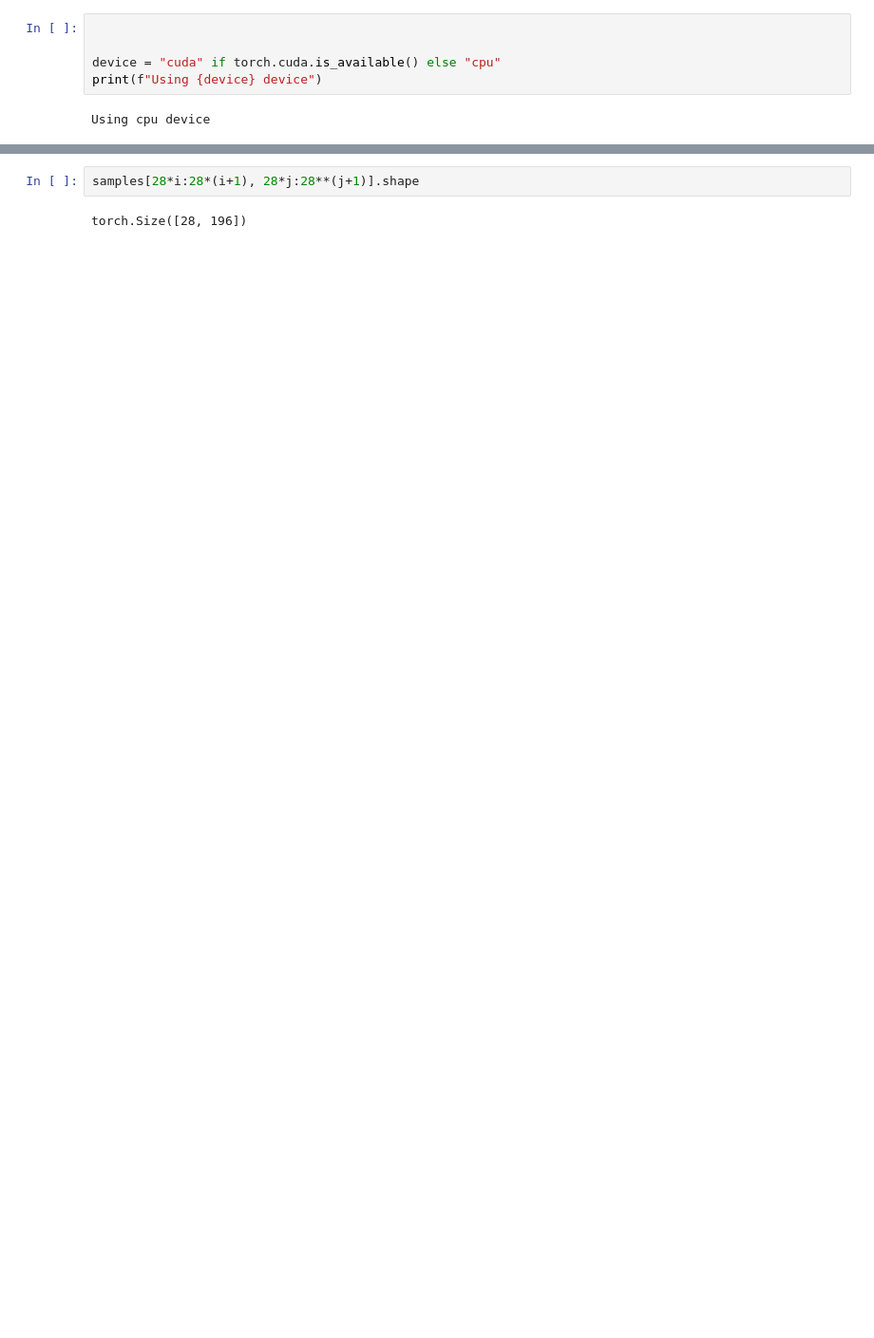
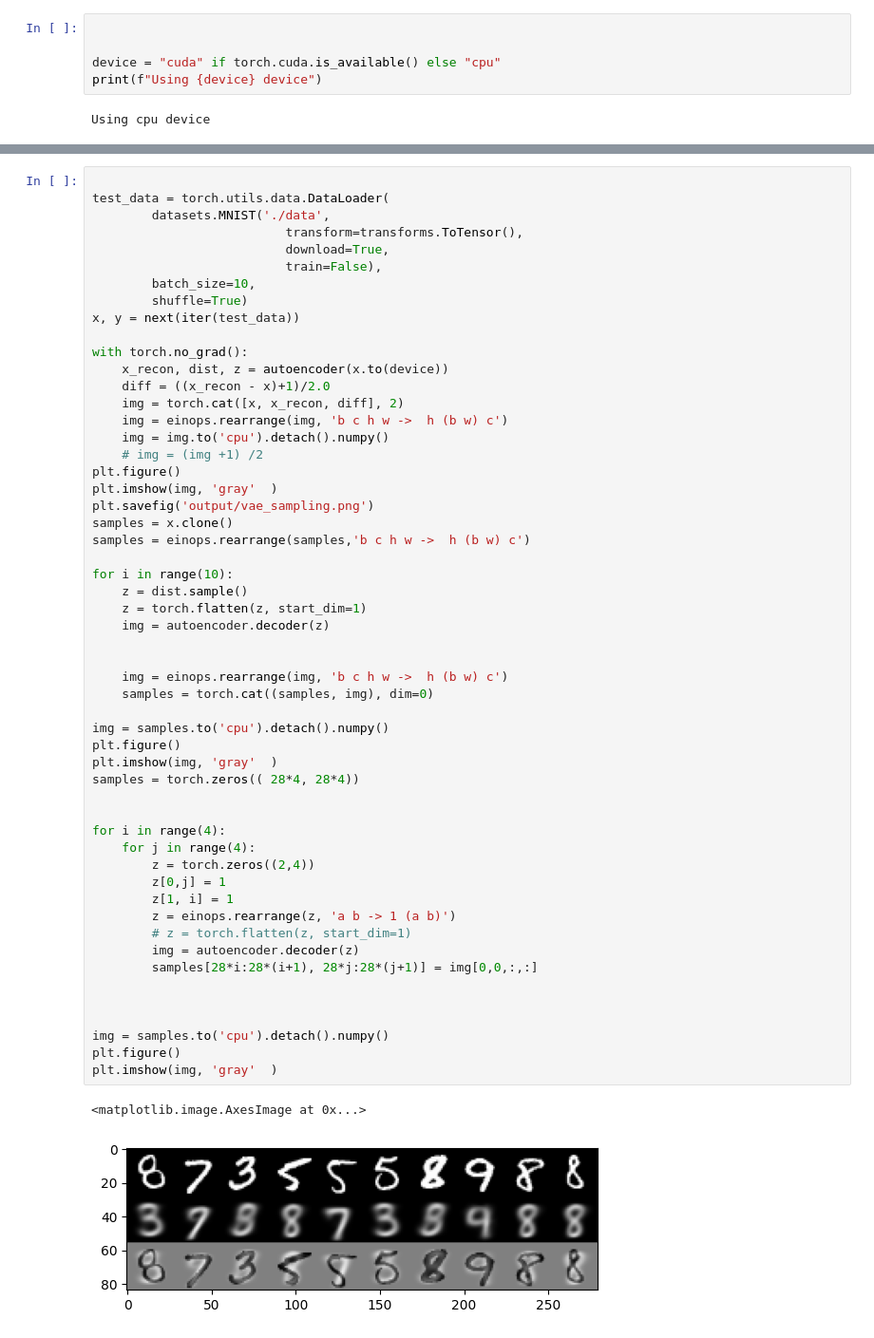
Before and after one commit to intuinno/vae, a Jupyter notebook: sbvae_MNIST.ipynb, the cells around one changed output, grey strips where cells are left out. Shown at 95% size. Cells and saved outputs as stored; diff of their text form; blank space fills up the shorter version.

```diff
--- a/sbvae_MNIST.ipynb
+++ b/sbvae_MNIST.ipynb
@@ -290,4 +356,57 @@ torch.Size([28, 28])
 # %%
-samples[28*i:28*(i+1), 28*j:28**(j+1)].shape
+
+test_data = torch.utils.data.DataLoader(
+        datasets.MNIST('./data',
+                          transform=transforms.ToTensor(),
+                          download=True,
+                          train=False),
+        batch_size=10,
+        shuffle=True)
+x, y = next(iter(test_data))
+
+with torch.no_grad():
+    x_recon, dist, z = autoencoder(x.to(device))
+    diff = ((x_recon - x)+1)/2.0
+    img = torch.cat([x, x_recon, diff], 2)
+    img = einops.rearrange(img, 'b c h w ->  h (b w) c')
+    img = img.to('cpu').detach().numpy()
+    # img = (img +1) /2
+plt.figure()
+plt.imshow(img, 'gray'  )
+plt.savefig('output/vae_sampling.png')
+samples = x.clone()
+samples = einops.rearrange(samples,'b c h w ->  h (b w) c')
+
+for i in range(10):
+    z = dist.sample()
+    z = torch.flatten(z, start_dim=1)
+    img = autoencoder.decoder(z)
+
+
+    img = einops.rearrange(img, 'b c h w ->  h (b w) c')
+    samples = torch.cat((samples, img), dim=0)
+
+img = samples.to('cpu').detach().numpy()
+plt.figure()
+plt.imshow(img, 'gray'  )
+samples = torch.zeros(( 28*4, 28*4))
+
+
+for i in range(4):
+    for j in range(4):
+        z = torch.zeros((2,4))
+        z[0,j] = 1
+        z[1, i] = 1
+        z = einops.rearrange(z, 'a b -> 1 (a b)')
+        # z = torch.flatten(z, start_dim=1)
+        img = autoencoder.decoder(z)
+        samples[28*i:28*(i+1), 28*j:28*(j+1)] = img[0,0,:,:]
+
+
+
+img = samples.to('cpu').detach().numpy()
+plt.figure()
+plt.imshow(img, 'gray'  )
 # %% [output]
-torch.Size([28, 196])
+<matplotlib.image.AxesImage at 0x...>
+[figure, added]
```
Also changed, not shown: parts of 26 cells of this notebook, 4 other files.
